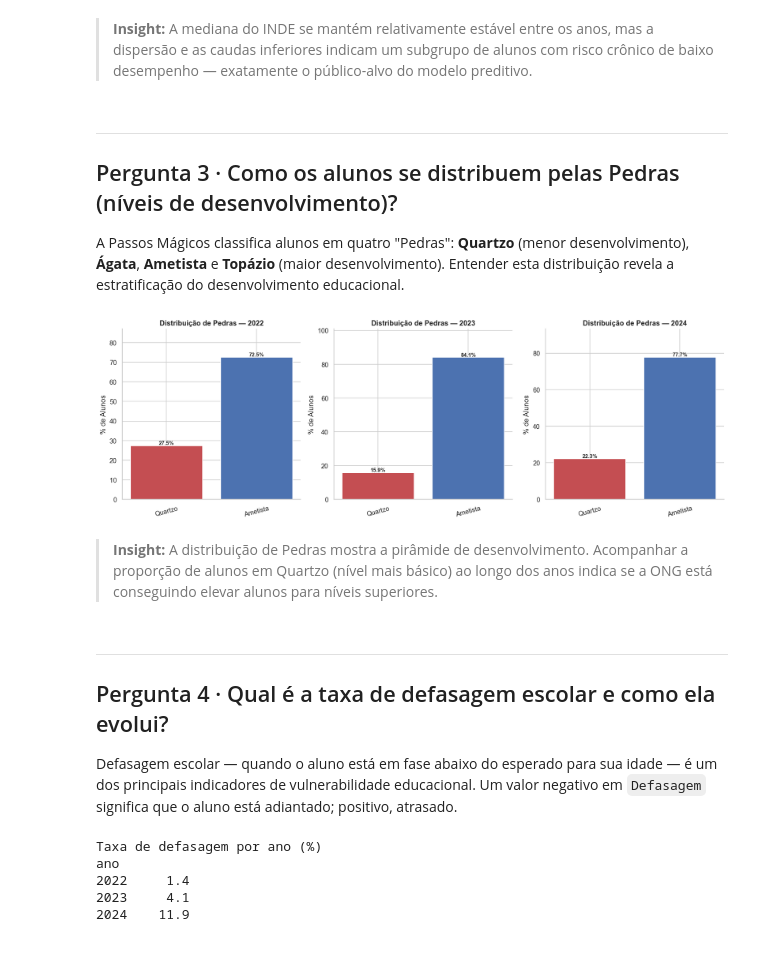
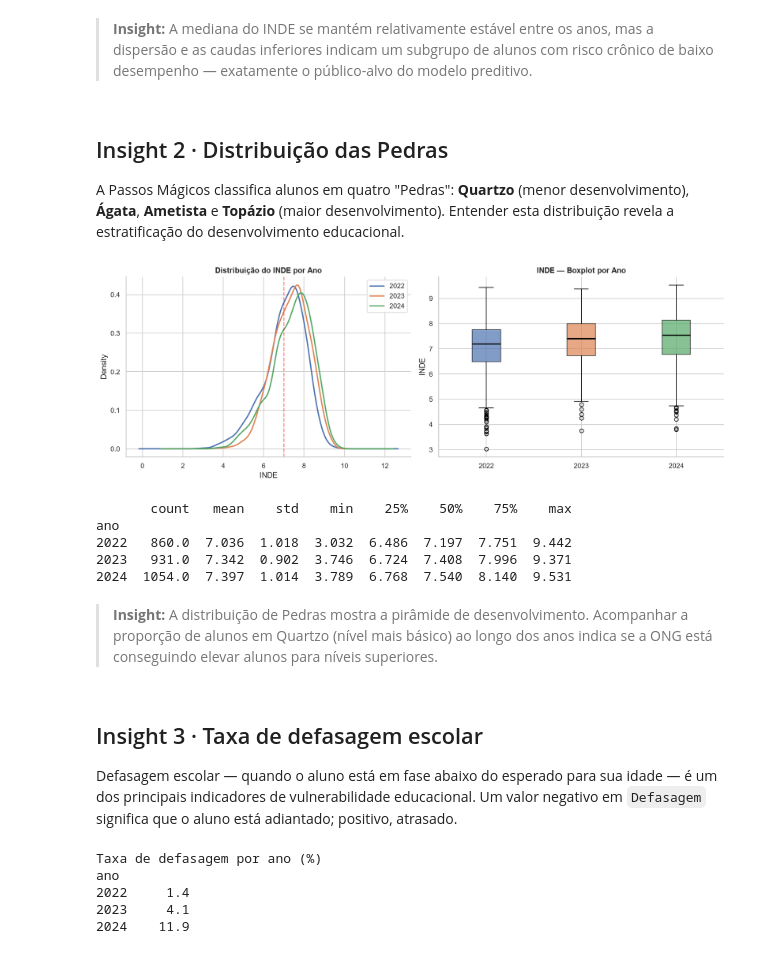
Before and after one commit to Jonathan-Paixao/datathon-fiap, a Jupyter notebook: eda/EDA_PassosMagicos.ipynb, the cells around one changed output. Drawn from its saved outputs; the diff is of its cells as text; code cells hidden in the pictures.

```diff
--- a/eda/EDA_PassosMagicos.ipynb
+++ b/eda/EDA_PassosMagicos.ipynb
@@ -259,41 +302,53 @@ ANOVA INDE entre anos — F=35.83, p=0.0000
 # %% [markdown]
 > **Insight:** A mediana do INDE se mantém relativamente estável entre os anos, mas a dispersão e as caudas inferiores indicam um subgrupo de alunos com risco crônico de baixo desempenho — exatamente o público-alvo do modelo preditivo.
 # %% [markdown]
----
-## Pergunta 3 · Como os alunos se distribuem pelas Pedras (níveis de desenvolvimento)?
+## Insight 2 · Distribuição das Pedras
 
 A Passos Mágicos classifica alunos em quatro "Pedras": **Quartzo** (menor desenvolvimento), **Ágata**, **Ametista** e **Topázio** (maior desenvolvimento). Entender esta distribuição revela a estratificação do desenvolvimento educacional.
-# %%
-pedra_order = ['Quartzo', 'Ágata', 'Ametista', 'Topázio']
-pedra_colors = ['#C44E52', '#DD8452', '#4C72B0', '#55A868']
-
-fig, axes = plt.subplots(1, 3, figsize=(15, 5))
-
-for ax, (ano, grp) in zip(axes, df_all.groupby('ano')):
-    counts = grp['Pedra'].value_counts()
-    # filtra pedras conhecidas
-    counts = counts[[p for p in pedra_order if p in counts.index]]
-    pct = counts / counts.sum() * 100
-    colors_use = [pedra_colors[pedra_order.index(p)] for p in counts.index]
-    bars = ax.bar(counts.index, pct, color=colors_use, edgecolor='white', linewidth=1.2)
-    for bar, v in zip(bars, pct):
-        ax.text(bar.get_x() + bar.get_width()/2, bar.get_height() + 0.5,
-                f'{v:.1f}%', ha='center', fontsize=9, fontweight='bold')
-    ax.set_title(f'Distribuição de Pedras — {ano}', fontweight='bold')
-    ax.set_ylabel('% de Alunos')
-    ax.set_ylim(0, pct.max() * 1.2)
-    ax.tick_params(axis='x', rotation=15)
-
-sns.despine()
-plt.tight_layout()
-plt.show()
-# %% [output]
-[figure, removed]
+# %%
+fig, axes = plt.subplots(1, 2, figsize=(14, 5))
+
+# Distribuição por ano
+for i, (ano, grp) in enumerate(df_all.groupby('ano')):
+    grp['INDE'].dropna().plot.kde(ax=axes[0], label=str(ano), color=COLORS[i], linewidth=2)
+axes[0].set_title('Distribuição do INDE por Ano', fontweight='bold')
+axes[0].set_xlabel('INDE')
+axes[0].legend()
+axes[0].axvline(7, color='red', linestyle='--', alpha=0.5, label='INDE=7')
+
+# Box plots
+data_box = [df_all[df_all['ano'] == a]['INDE'].dropna().values for a in [2022, 2023, 2024]]
+bp = axes[1].boxplot(
+    data_box,
+    patch_artist=True,
+    medianprops=dict(color='black', linewidth=2)
+)
+
+axes[1].set_xticklabels(['2022', '2023', '2024'])
+
+for patch, color in zip(bp['boxes'], COLORS[:3]):
+    patch.set_facecolor(color)
+    patch.set_alpha(0.7)
+
+axes[1].set_title('INDE — Boxplot por Ano', fontweight='bold')
+axes[1].set_ylabel('INDE')
+
+sns.despine()
+plt.tight_layout()
+plt.show()
+
+print(df_all.groupby('ano')['INDE'].describe().round(3))
+# %% [output]
+[figure, added]
+       count   mean    std    min    25%    50%    75%    max
+ano
+2022   860.0  7.036  1.018  3.032  6.486  7.197  7.751  9.442
+2023   931.0  7.342  0.902  3.746  6.724  7.408  7.996  9.371
+2024  1054.0  7.397  1.014  3.789  6.768  7.540  8.140  9.531
 # %% [markdown]
 > **Insight:** A distribuição de Pedras mostra a pirâmide de desenvolvimento. Acompanhar a proporção de alunos em Quartzo (nível mais básico) ao longo dos anos indica se a ONG está conseguindo elevar alunos para níveis superiores.
 # %% [markdown]
----
-## Pergunta 4 · Qual é a taxa de defasagem escolar e como ela evolui?
+## Insight 3 · Taxa de defasagem escolar
 
 Defasagem escolar — quando o aluno está em fase abaixo do esperado para sua idade — é um dos principais indicadores de vulnerabilidade educacional. Um valor negativo em `Defasagem` significa que o aluno está adiantado; positivo, atrasado.
 # %%
```
Also changed, not shown: parts of 29 cells of this notebook, 1 other file.
